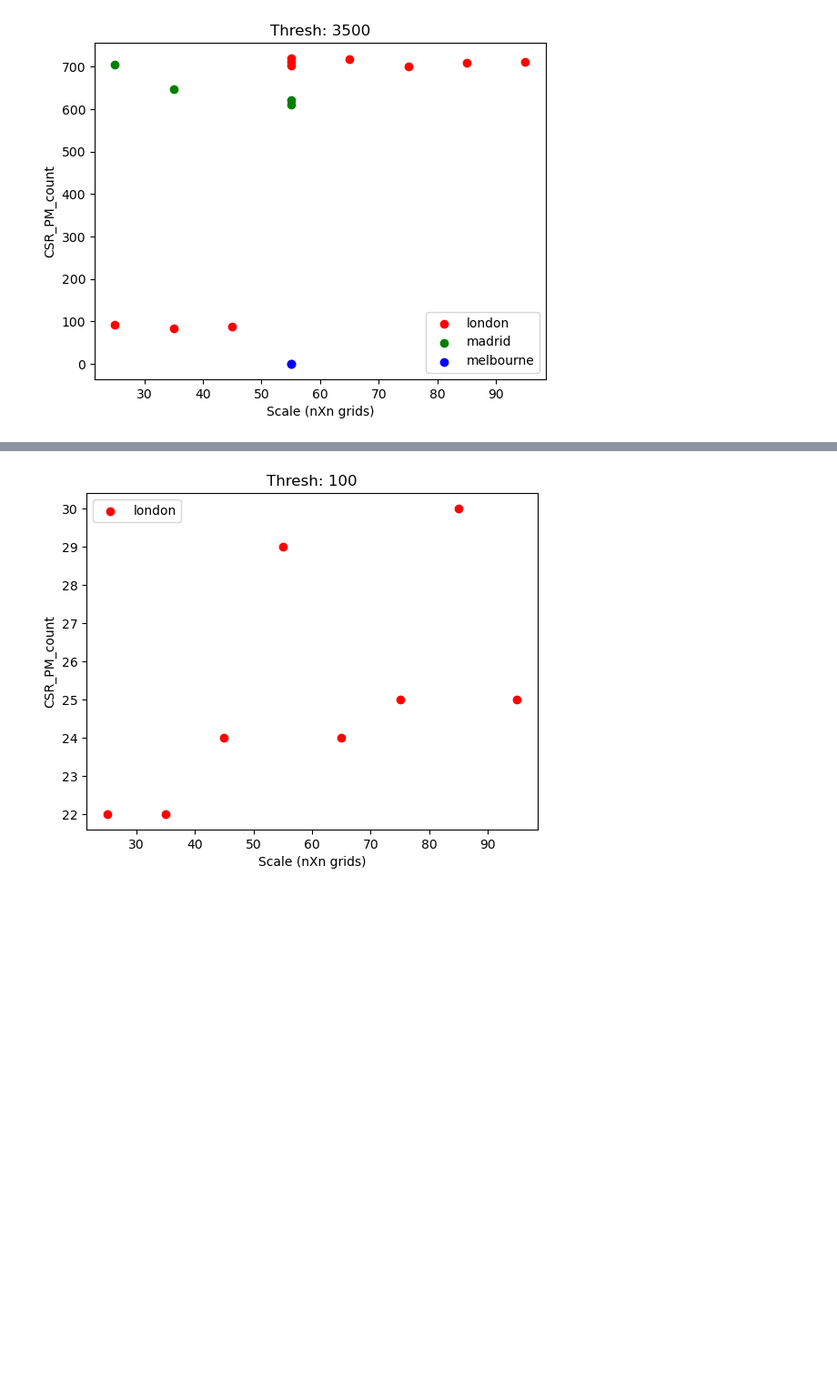
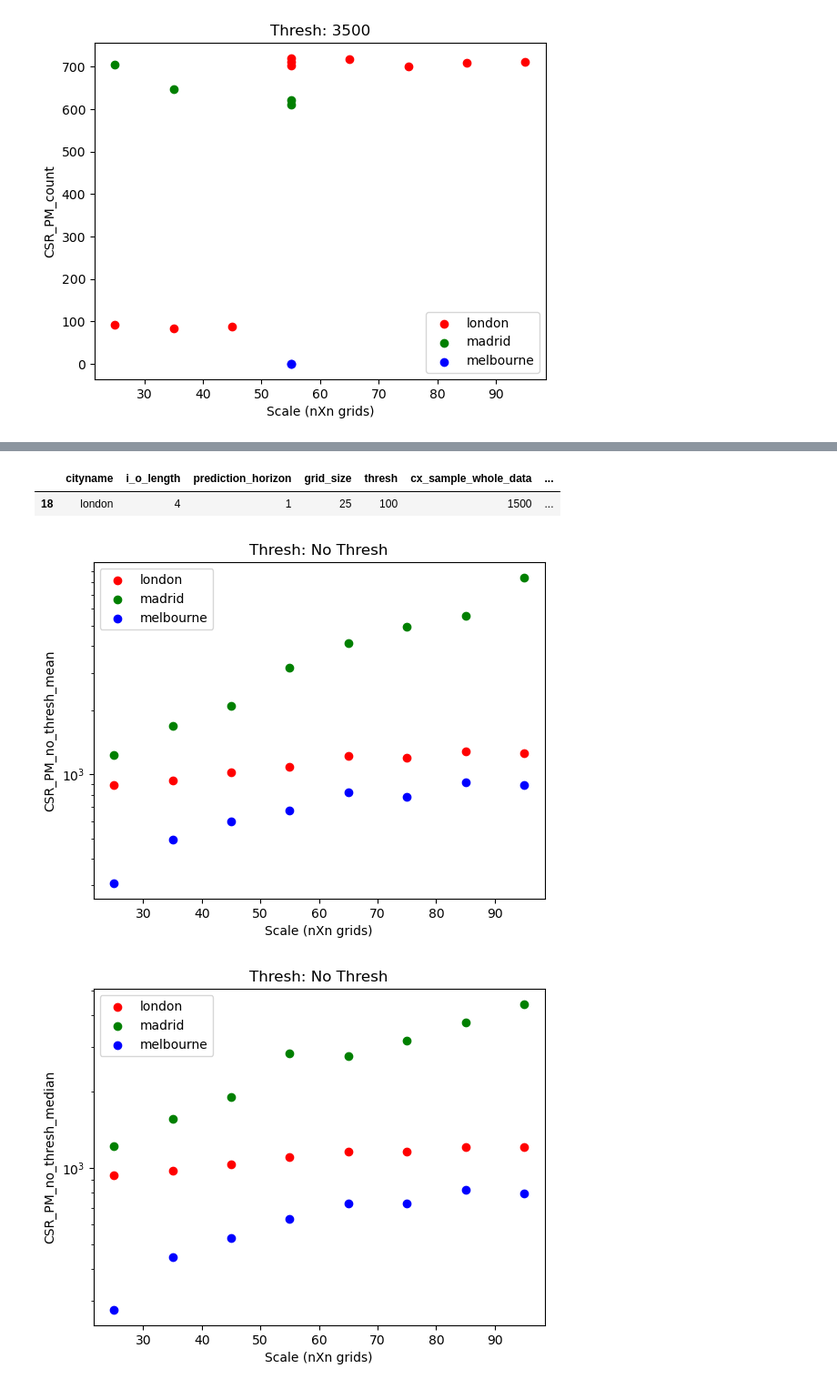
Before and after one commit to mie-lab/Complexity-Aware-Traffic-Prediction, a Jupyter notebook: exploration/CATP/plotting/analyse_PM_back_to_basics.ipynb, the cells around one changed output, grey strips where cells are left out. Shown: that part at 91% size. Saved outputs shown, nothing was run; the diff lists cells and outputs as text; code cells hidden in the pictures; blank space fills up the shorter version.

```diff
--- a/exploration/CATP/plotting/analyse_PM_back_to_basics.ipynb
+++ b/exploration/CATP/plotting/analyse_PM_back_to_basics.ipynb
@@ -84,7 +86,7 @@ for thresh in [100, 200, 400, 600, 800, 1100, 1300, 1500, 2000, 2500, 3000, 3500
 [figure]
 # %%
 import pandas as pd
-df = pd.read_csv("PM_scales_london_processed_exp.csv")
+df = pd.read_csv("PM_scales_all_cities_exp.csv")
 
 city_color = {"london" : "red",
              "melbourne": "blue",
@@ -100,45 +114,57 @@ df.head()
+# %%
+df[(df["i_o_length"] == 4) & (df["cityname"] == "london") & (df["prediction_horizon"] == 1) & (df["grid_size"] == 25)]
+# %% [output]
+|  | cityname | i_o_length | prediction_horizon | grid_size | thresh | cx_sample_whole_data | ... |
+| 18 | london | 4 | 1 | 25 | 100 | 1500 | ... |
 # %%
 
 # scales
 
-for thresh in [100]:
+for CSR_type in ['CSR_PM_no_thresh_mean','CSR_PM_no_thresh_median',
+       'CSR_PM_no_thresh_frac_median', 'CSR_PM_no_thresh_frac_mean',
+       'CSR_PM_no_thresh_median_exp', 'CSR_PM_no_thresh_mean_exp',
+       'CSR_PM_no_thresh_frac_median_exp', 'CSR_PM_no_thresh_frac_mean_exp',
+       'CSR_PM_no_thresh_mean_exp_minus_1',
+       'CSR_PM_no_thresh_median_exp_minus_1']:
 
     for city in config.city_list:
 
         cityname = city.lower()
 
         city_label_printed = []
 
         for scale in config.scales:
             for i_o_length in [4]:
                 for pred_horiz in [1]:
                     filtered_rows = df[    \
                                        (df["i_o_length"]==i_o_length) & \
                                        (df["grid_size"]==scale) & \
                                        (df["prediction_horizon"]==pred_horiz) &\
-                                       (df["cityname"]==cityname) &\
-                                       (df["thresh"]==thresh)
+                                       (df["cityname"]==cityname)
                                       ]
                     # print (filtered_rows)
                     if filtered_rows.shape[0] == 1:
                         range_ = [0]
                     else:
                         range_ = list(range(filtered_rows.shape[0]))
                         # sprint (cityname, scale, i_o_length, pred_horiz, filtered_rows.shape)
                         # no worries, will be plotted multiple times # this is three times because of first combination overlap
 
+                    # print (filtered_rows)
 
                     for i in range_:
                         if cityname in city_label_printed:
-                            plt.scatter(scale, filtered_rows.iloc[i].CSR_PM_no_thresh_median_exp, color=city_color[cityname])
+                            plt.scatter(scale, filtered_rows.iloc[i][CSR_type], color=city_color[cityname])
                         else:
-                            plt.scatter(scale, filtered_rows.iloc[i].CSR_PM_no_thresh_median_exp, color=city_color[cityname], label=cityname)
+                            plt.scatter(scale, filtered_rows.iloc[i][CSR_type], color=city_color[cityname], label=cityname)
                             city_label_printed.append(cityname)
 
-    plt.title("Thresh: " + str(thresh))
+    plt.title("Thresh: No Thresh")
     plt.xlabel("Scale (nXn grids)")
-    plt.ylabel("CSR_PM_count")
+    plt.ylabel(CSR_type)
+    plt.yscale('log')
     plt.legend()
     plt.show()
 # %% [output]
-[figure, old version]
+[figure, new version]
+[figure, added]
```
Also changed, not shown: parts of 7 cells of this notebook, 40 other files.
